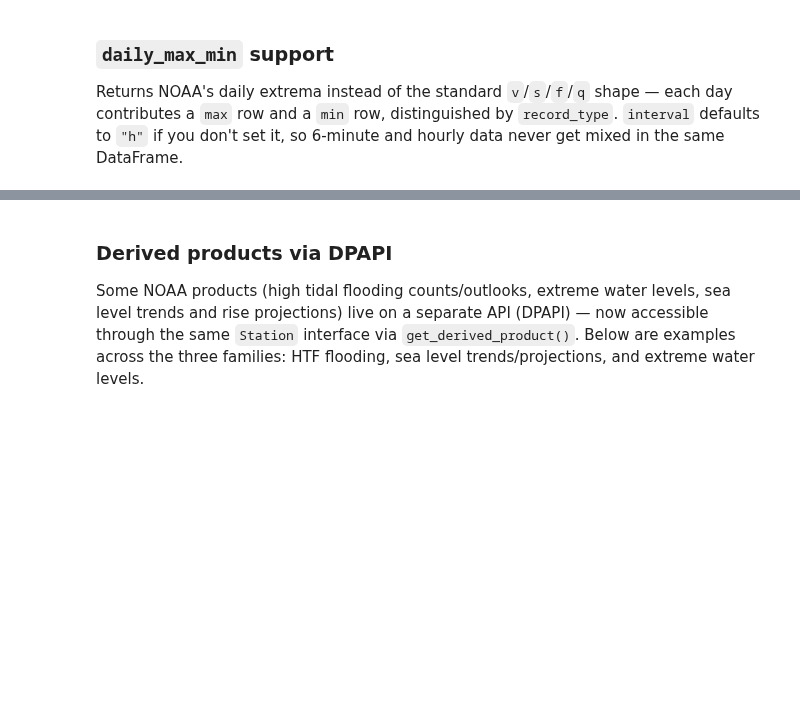
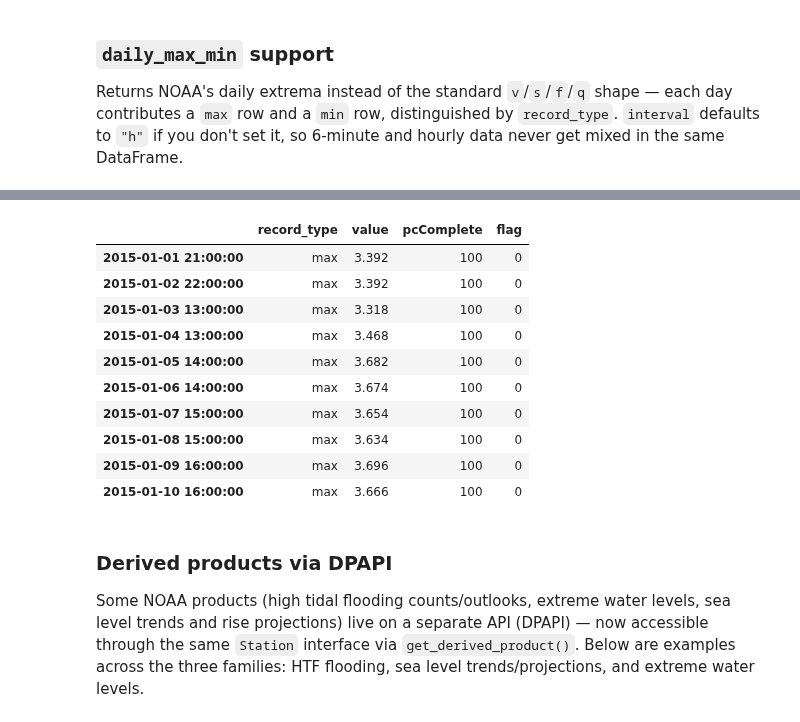
Before and after one commit to GClunies/noaa_coops, a Jupyter notebook: noaa_coops_new_features_tutorial.ipynb, the cells around one changed output, grey strips where cells are left out. Saved outputs shown, nothing was run; the diff lists cells and outputs as text; code cells hidden in the pictures; blank space fills up the shorter version.

```diff
--- a/noaa_coops_new_features_tutorial.ipynb
+++ b/noaa_coops_new_features_tutorial.ipynb
@@ -65,15 +82,22 @@ df
 # %%
 # Example 2: max_min_type="max" — only the daily highs, useful when you only care about peak levels (e.g. flood risk)
 q = Station("9447130")
-df2 = q.get_data(
-    begin_date="20150101",
-    end_date="20150110",
-    datum="MLLW",
-    product="daily_max_min",
-    max_min_type="max",
-    units="metric",
-)
+df2 = q.get_data(begin_date="20150101", end_date="20150110",
+                  datum="MLLW", product="daily_max_min",
+                  max_min_type="max", units="metric") # defaults to hourly
 df2
+# %% [output]
+|  | record_type | value | pcComplete | flag |
+| 2015-01-01 21:00:00 | max | 3.392 | 100 | 0 |
+| 2015-01-02 22:00:00 | max | 3.392 | 100 | 0 |
+| 2015-01-03 13:00:00 | max | 3.318 | 100 | 0 |
+| 2015-01-04 13:00:00 | max | 3.468 | 100 | 0 |
+| 2015-01-05 14:00:00 | max | 3.682 | 100 | 0 |
+| 2015-01-06 14:00:00 | max | 3.674 | 100 | 0 |
+| 2015-01-07 15:00:00 | max | 3.654 | 100 | 0 |
+| 2015-01-08 15:00:00 | max | 3.634 | 100 | 0 |
+| 2015-01-09 16:00:00 | max | 3.696 | 100 | 0 |
+| 2015-01-10 16:00:00 | max | 3.666 | 100 | 0 |
 # %% [markdown]
 ### Derived products via DPAPI
 
```
Also changed, not shown: parts of 21 cells of this notebook.
